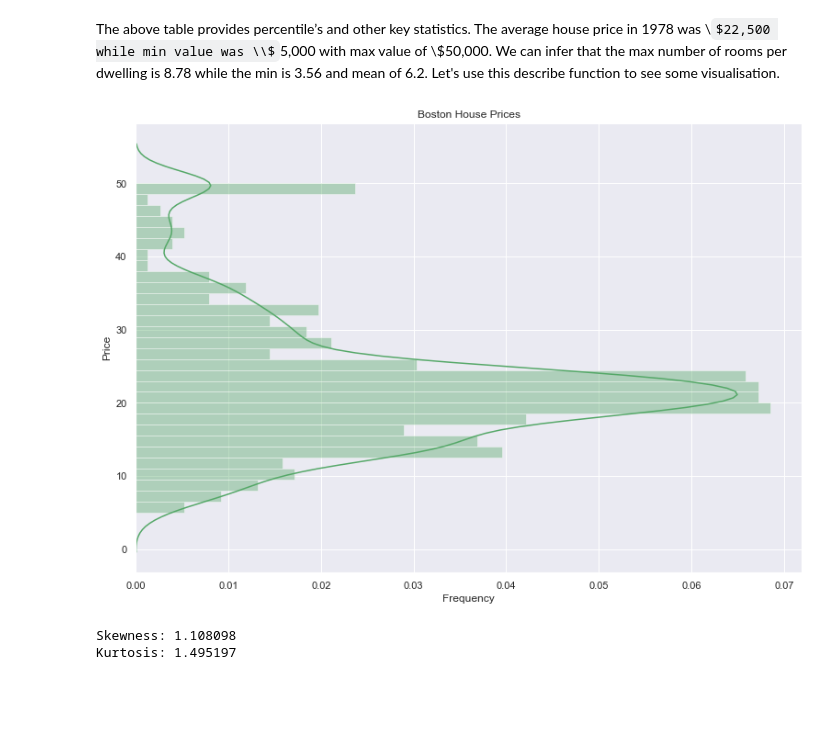
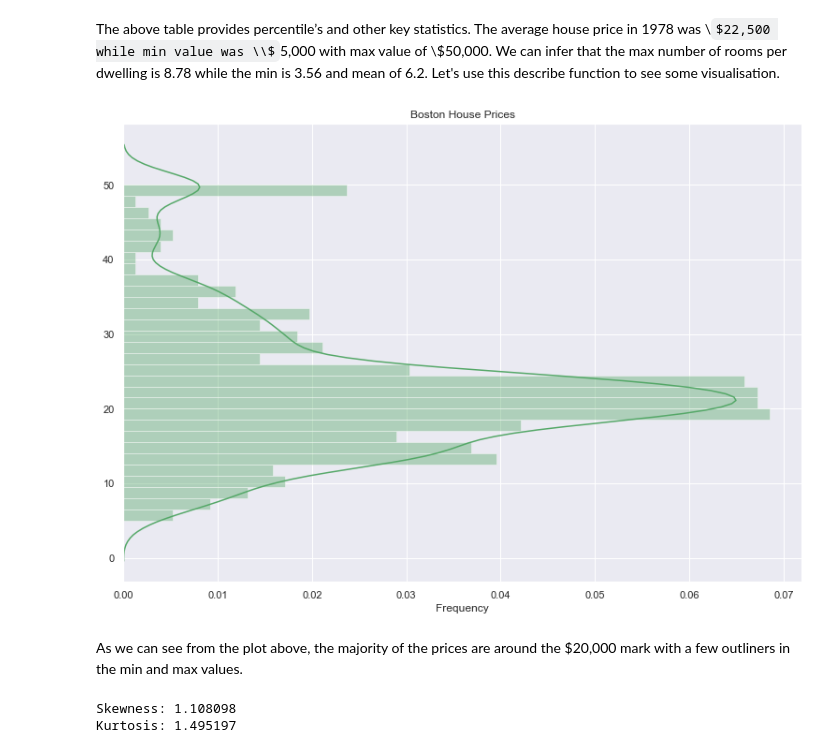
Before and after one commit to JohnADeady/ML-S-Project, a Jupyter notebook: Boston House Prices.ipynb, the cells around one changed output. Saved outputs shown, nothing was run; the diff lists cells and outputs as text; code cells hidden in the pictures; some formulas as TeX source; blank space fills up the shorter version.

```diff
--- a/Boston House Prices.ipynb
+++ b/Boston House Prices.ipynb
@@ -97,24 +98,26 @@ The above table provides percentile’s and other key statistics. The average ho
 # %%
 # Use seaborn to create a plot
 # Use color codes to change color
 sns.set_color_codes()
 
 # Re-size the displot
 sns.set(rc={'figure.figsize':(13,9)})
 
 # Create a displot to show the 'Price'
-sns.distplot(data['Price'], bins=30, vertical=True, color="g")
+sns.distplot(boston.target, bins=30, vertical=True, color="g")
 
 #Title
 plt.title("Boston House Prices")
 
 # X -axis description
 plt.xlabel("Frequency")
 
 #Print plot
 plt.show()
 # %% [output]
-[figure, old version]
+[figure, new version]
+# %% [markdown]
+As we can see from the plot above, the majority of the prices are around the $20,000 mark with a few outliners in the min and max values.
 # %%
 #skewness and kurtosis
 print("Skewness: %f" % data['Price'].skew())
```
Also changed, not shown: parts of 26 cells of this notebook.
